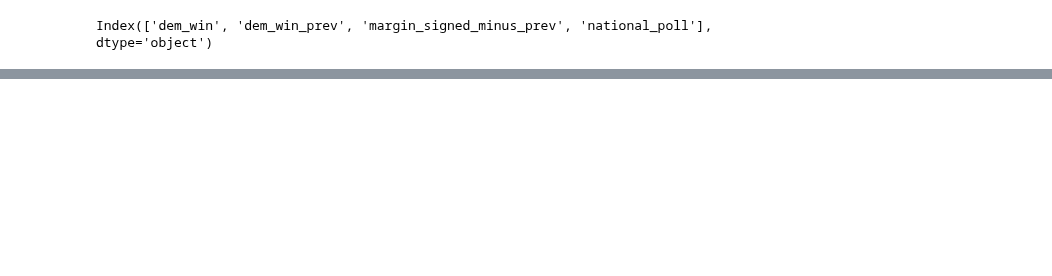
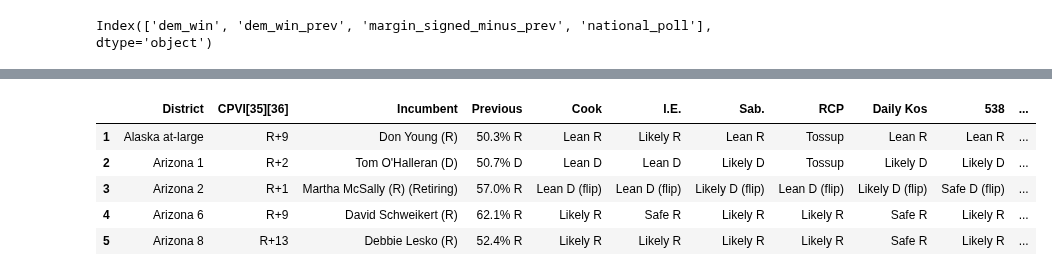
Before and after one commit to WildTangles/ac209a_project, a Jupyter notebook: House-Preprocessing.ipynb, the cells around one changed output, grey strips where cells are left out. Drawn from its saved outputs; the diff is of its cells as text; code cells hidden in the pictures; blank space fills up the shorter version.

```diff
--- a/House-Preprocessing.ipynb
+++ b/House-Preprocessing.ipynb
@@ -44,0 +139,12 @@ Index(['dem_win', 'dem_win_prev', 'margin_signed_minus_prev', 'national_poll'],
+# %%
+dirty2018ResFile = 'Datasets/fec/dirty-2018.csv'
+test = pd.read_csv(dirty2018ResFile).iloc[1:-2]
+# %%
+test.head()
+# %% [output]
+|  | District | CPVI[35][36] | Incumbent | Previous | Cook | I.E. | Sab. | RCP | Daily Kos | 538 | ... |
+| 1 | Alaska at-large | R+9 | Don Young (R) | 50.3% R | Lean R | Likely R | Lean R | Tossup | Lean R | Lean R | ... |
+| 2 | Arizona 1 | R+2 | Tom O'Halleran (D) | 50.7% D | Lean D | Lean D | Likely D | Tossup | Likely D | Likely D | ... |
+| 3 | Arizona 2 | R+1 | Martha McSally (R) (Retiring) | 57.0% R | Lean D (flip) | Lean D (flip) | Likely D (flip) | Lean D (flip) | Likely D (flip) | Safe D (flip) | ... |
+| 4 | Arizona 6 | R+9 | David Schweikert (R) | 62.1% R | Likely R | Safe R | Likely R | Likely R | Safe R | Likely R | ... |
+| 5 | Arizona 8 | R+13 | Debbie Lesko (R) | 52.4% R | Likely R | Likely R | Likely R | Likely R | Safe R | Likely R | ... |
```
Also changed, not shown: parts of 25 cells of this notebook, 5 other files.
